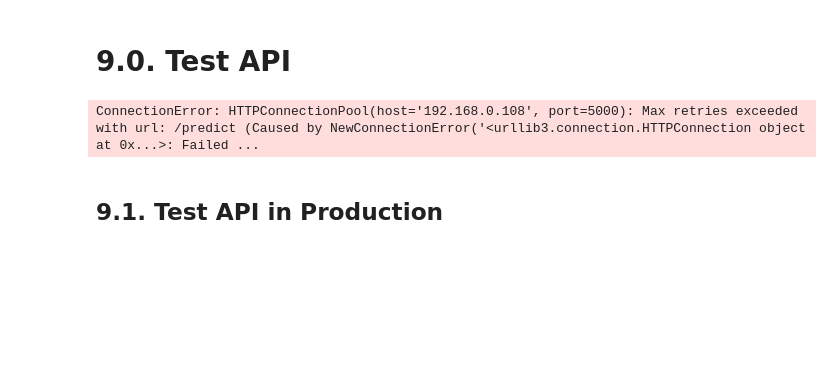
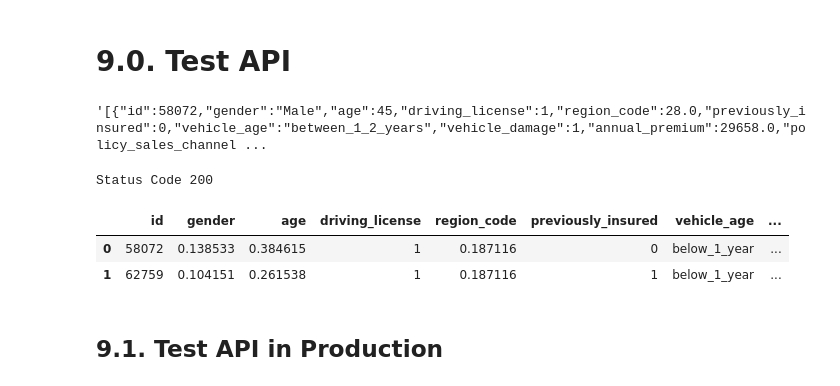
Before and after one commit to marcosvliras/health_insurance_cross_sell, a Jupyter notebook: HICross_sell.ipynb, the cells around one changed output. Saved outputs shown, nothing was run; the diff lists cells and outputs as text; code cells hidden in the pictures; blank space fills up the shorter version.

Commit message:
logs_tests

```diff
--- a/HICross_sell.ipynb
+++ b/HICross_sell.ipynb
@@ -1063,9 +942,0 @@ data = json.dumps( df_test.to_dict( orient='records' ) )
-# %%
-# API Call
-url = 'http://192.168.0.108:5000/predict'
-header = {'Content-type': 'application/json' }
-
-r = requests.post( url, data=data, headers=header )
-print( 'Status Code {}'.format( r.status_code ) )
-# %% [output]
-ConnectionError: HTTPConnectionPool(host='192.168.0.108', port=5000): Max retries exceeded with url: /predict (Caused by NewConnectionError('<urllib3.connection.HTTPConnection object at 0x...>: Failed ...
@@ -1076,3 +945,20 @@ df_response[['id','score']]
+# %%
+data
+# %% [output]
+'[{"id":58072,"gender":"Male","age":45,"driving_license":1,"region_code":28.0,"previously_insured":0,"vehicle_age":"between_1_2_years","vehicle_damage":1,"annual_premium":29658.0,"policy_sales_channel ...
+# %%
+url = f"http://0.0.0.0:8001/predict?test_json={data}"
+
+r = requests.post(url)
+print('Status Code {}'.format(r.status_code))
+# %% [output]
+Status Code 200
+# %%
+pd.read_json(r.json(), orient='records', dtype=False)
+# %% [output]
+|  | id | gender | age | driving_license | region_code | previously_insured | vehicle_age | ... |
+| 0 | 58072 | 0.138533 | 0.384615 | 1 | 0.187116 | 0 | below_1_year | ... |
+| 1 | 62759 | 0.104151 | 0.261538 | 1 | 0.187116 | 1 | below_1_year | ... |
 # %% [markdown]
 ## 9.1. Test API in Production
 # %%
```
Also changed, not shown: parts of 5 cells of this notebook, 9 other files.
